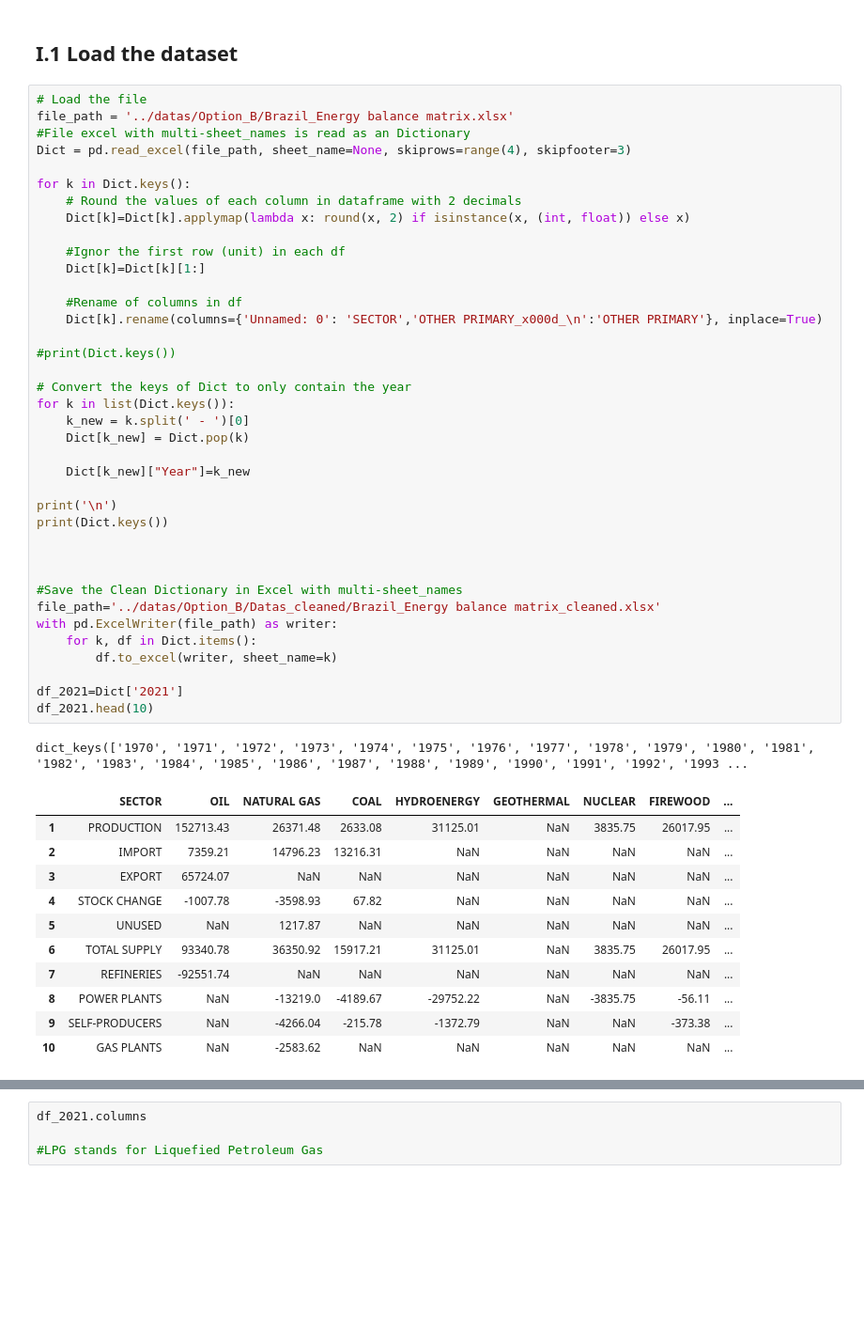
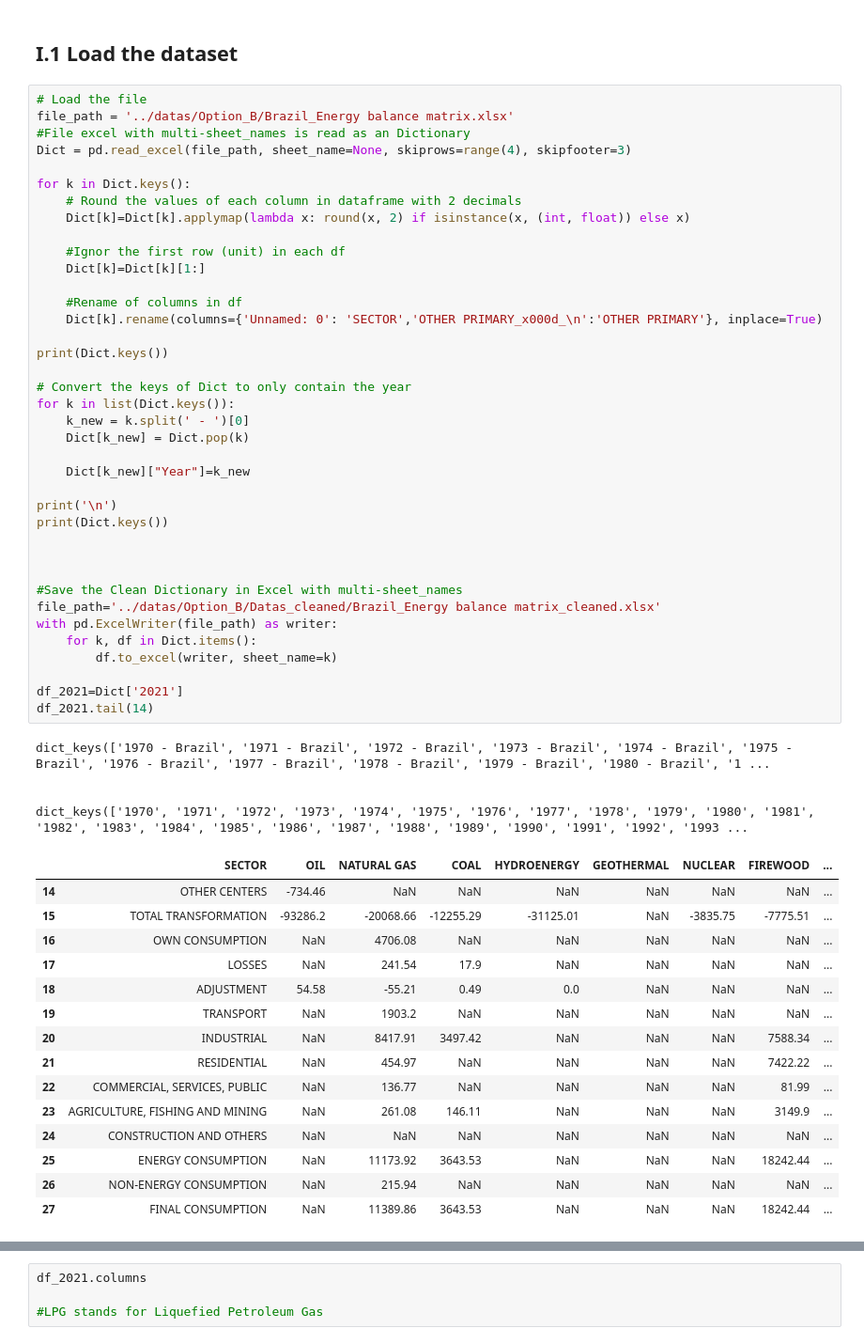
Before and after one commit to abominguez/TFM, a Jupyter notebook: codes/TFM_Nam.ipynb, the cells around one changed output, grey strips where cells are left out. Shown at 94% size. Drawn from its saved outputs; the diff is of its cells as text; blank space fills up the shorter version.

```diff
--- a/codes/TFM_Nam.ipynb
+++ b/codes/TFM_Nam.ipynb
@@ -24,42 +24,49 @@ for k in Dict.keys():
 
     #Ignor the first row (unit) in each df
     Dict[k]=Dict[k][1:]
 
     #Rename of columns in df
     Dict[k].rename(columns={'Unnamed: 0': 'SECTOR','OTHER PRIMARY_x000d_\n':'OTHER PRIMARY'}, inplace=True)
 
-#print(Dict.keys())
+print(Dict.keys())
 
 # Convert the keys of Dict to only contain the year
 for k in list(Dict.keys()):
     k_new = k.split(' - ')[0]
     Dict[k_new] = Dict.pop(k)
 
     Dict[k_new]["Year"]=k_new
 
 print('\n')
 print(Dict.keys())
 
 
 
 #Save the Clean Dictionary in Excel with multi-sheet_names
 file_path='../datas/Option_B/Datas_cleaned/Brazil_Energy balance matrix_cleaned.xlsx'
 with pd.ExcelWriter(file_path) as writer:
     for k, df in Dict.items():
         df.to_excel(writer, sheet_name=k)
 
 df_2021=Dict['2021']
-df_2021.head(10)
+df_2021.tail(14)
 # %% [output]
+dict_keys(['1970 - Brazil', '1971 - Brazil', '1972 - Brazil', '1973 - Brazil', '1974 - Brazil', '1975 - Brazil', '1976 - Brazil', '1977 - Brazil', '1978 - Brazil', '1979 - Brazil', '1980 - Brazil', '1 ...
+
+
 dict_keys(['1970', '1971', '1972', '1973', '1974', '1975', '1976', '1977', '1978', '1979', '1980', '1981', '1982', '1983', '1984', '1985', '1986', '1987', '1988', '1989', '1990', '1991', '1992', '1993 ...
 |  | SECTOR | OIL | NATURAL GAS | COAL | HYDROENERGY | GEOTHERMAL | NUCLEAR | FIREWOOD | ... |
-| 1 | PRODUCTION | 152713.43 | 26371.48 | 2633.08 | 31125.01 | NaN | 3835.75 | 26017.95 | ... |
-| 2 | IMPORT | 7359.21 | 14796.23 | 13216.31 | NaN | NaN | NaN | NaN | ... |
-| 3 | EXPORT | 65724.07 | NaN | NaN | NaN | NaN | NaN | NaN | ... |
-| 4 | STOCK CHANGE | -1007.78 | -3598.93 | 67.82 | NaN | NaN | NaN | NaN | ... |
-| 5 | UNUSED | NaN | 1217.87 | NaN | NaN | NaN | NaN | NaN | ... |
-| 6 | TOTAL SUPPLY | 93340.78 | 36350.92 | 15917.21 | 31125.01 | NaN | 3835.75 | 26017.95 | ... |
-| 7 | REFINERIES | -92551.74 | NaN | NaN | NaN | NaN | NaN | NaN | ... |
-| 8 | POWER PLANTS | NaN | -13219.0 | -4189.67 | -29752.22 | NaN | -3835.75 | -56.11 | ... |
-| 9 | SELF-PRODUCERS | NaN | -4266.04 | -215.78 | -1372.79 | NaN | NaN | -373.38 | ... |
-| 10 | GAS PLANTS | NaN | -2583.62 | NaN | NaN | NaN | NaN | NaN | ... |
+| 14 | OTHER CENTERS | -734.46 | NaN | NaN | NaN | NaN | NaN | NaN | ... |
+| 15 | TOTAL TRANSFORMATION | -93286.2 | -20068.66 | -12255.29 | -31125.01 | NaN | -3835.75 | -7775.51 | ... |
+| 16 | OWN CONSUMPTION | NaN | 4706.08 | NaN | NaN | NaN | NaN | NaN | ... |
+| 17 | LOSSES | NaN | 241.54 | 17.9 | NaN | NaN | NaN | NaN | ... |
+| 18 | ADJUSTMENT | 54.58 | -55.21 | 0.49 | 0.0 | NaN | NaN | NaN | ... |
+| 19 | TRANSPORT | NaN | 1903.2 | NaN | NaN | NaN | NaN | NaN | ... |
+| 20 | INDUSTRIAL | NaN | 8417.91 | 3497.42 | NaN | NaN | NaN | 7588.34 | ... |
+| 21 | RESIDENTIAL | NaN | 454.97 | NaN | NaN | NaN | NaN | 7422.22 | ... |
+| 22 | COMMERCIAL, SERVICES, PUBLIC | NaN | 136.77 | NaN | NaN | NaN | NaN | 81.99 | ... |
+| 23 | AGRICULTURE, FISHING AND MINING | NaN | 261.08 | 146.11 | NaN | NaN | NaN | 3149.9 | ... |
+| 24 | CONSTRUCTION AND OTHERS | NaN | NaN | NaN | NaN | NaN | NaN | NaN | ... |
+| 25 | ENERGY CONSUMPTION | NaN | 11173.92 | 3643.53 | NaN | NaN | NaN | 18242.44 | ... |
+| 26 | NON-ENERGY CONSUMPTION | NaN | 215.94 | NaN | NaN | NaN | NaN | NaN | ... |
+| 27 | FINAL CONSUMPTION | NaN | 11389.86 | 3643.53 | NaN | NaN | NaN | 18242.44 | ... |
```
Also changed, not shown: parts of 8 cells of this notebook, 8 other files.
